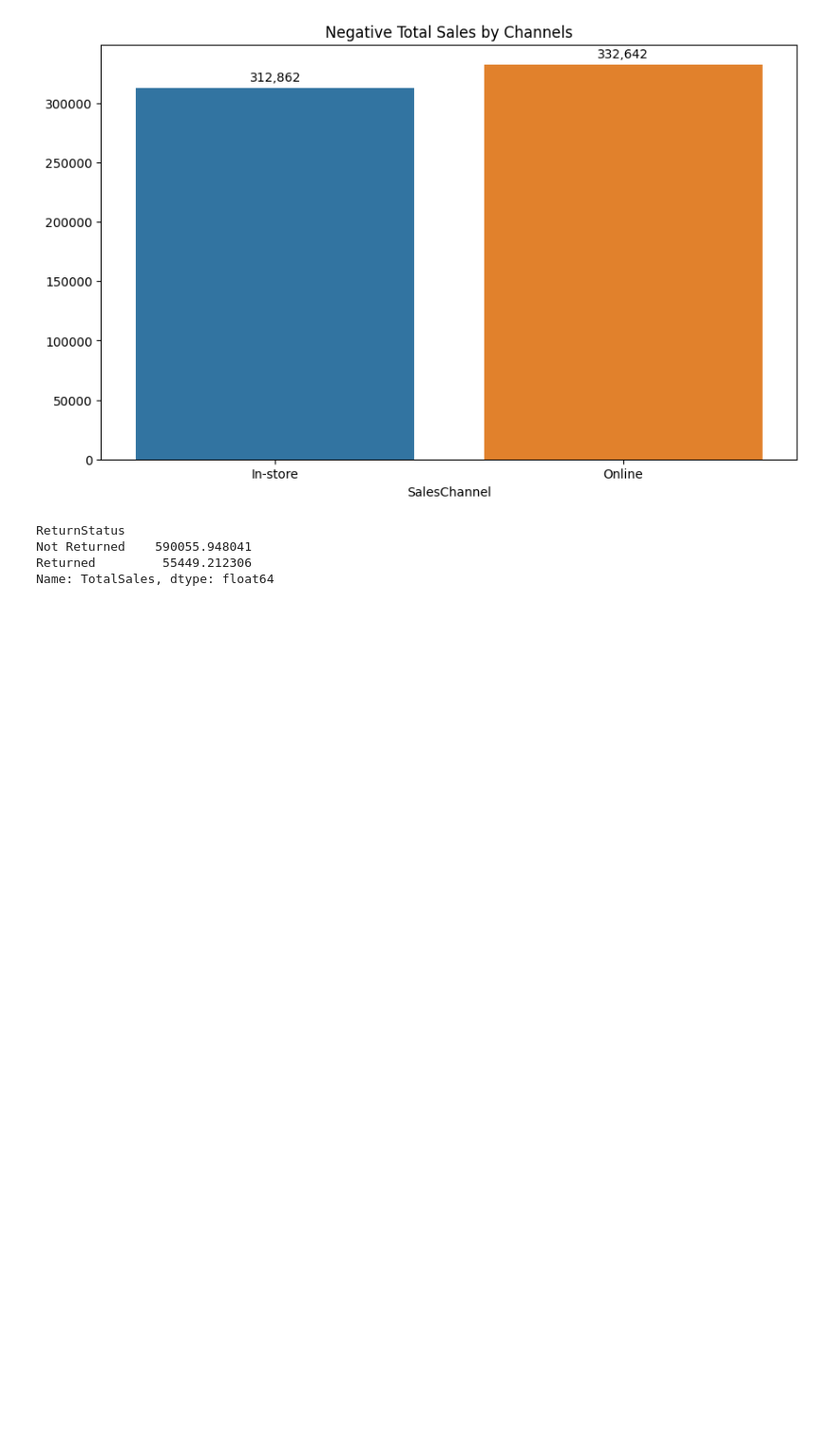
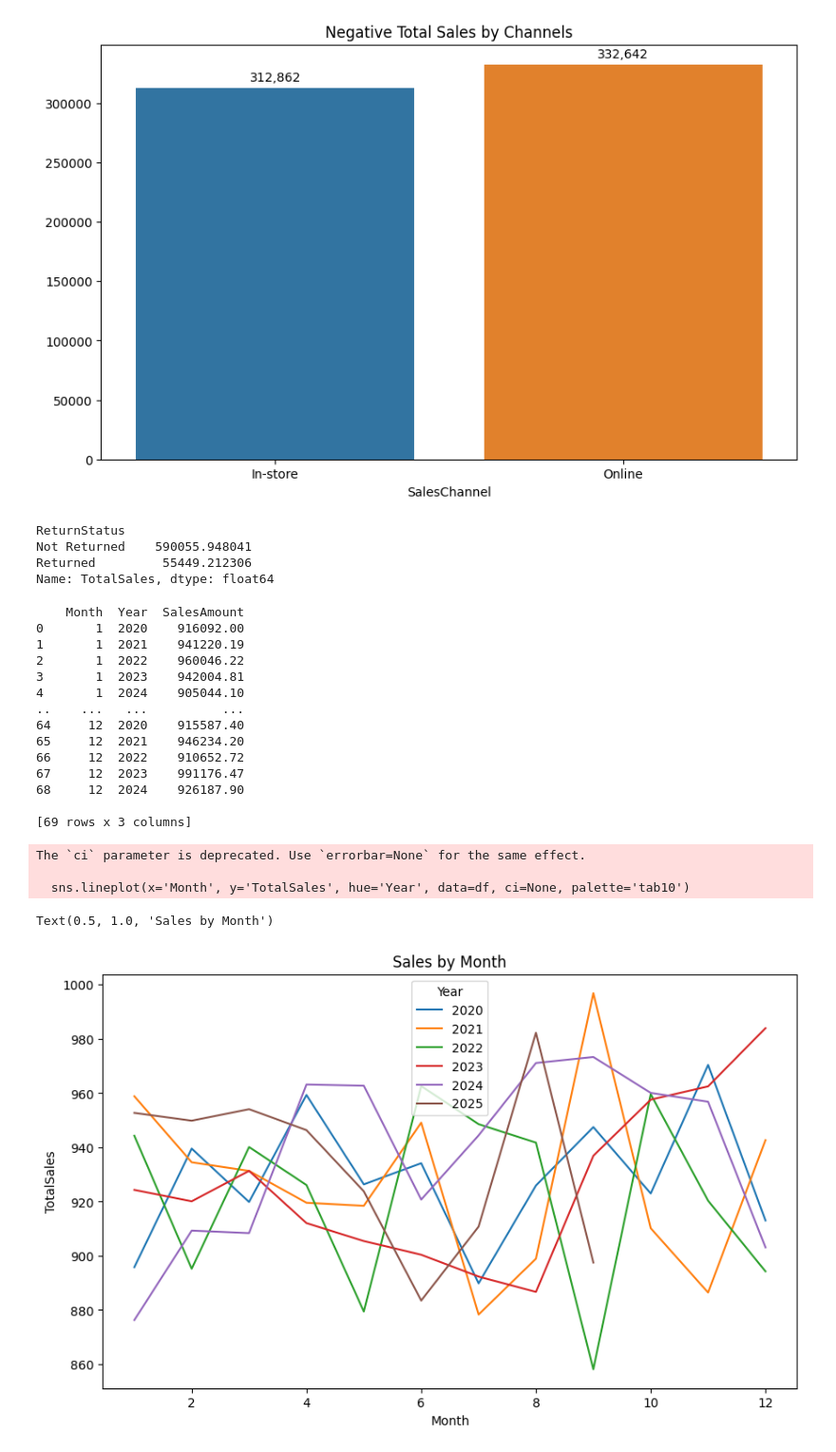
Before and after one commit to ddatnguyen97/Online-Sales_Analysis, a Jupyter notebook: Online Sales Analysis.ipynb, the cells around one changed output. Shown at 95% size. Saved outputs shown, nothing was run; the diff lists cells and outputs as text; code cells hidden in the pictures; blank space fills up the shorter version.

Commit message:
Add sales by Month and by Day charts

```diff
--- a/Online Sales Analysis.ipynb
+++ b/Online Sales Analysis.ipynb
@@ -565,3 +565,31 @@ ReturnStatus
 Not Returned    590055.948041
 Returned         55449.212306
 Name: TotalSales, dtype: float64
+# %%
+sales_by_month = df.groupby(['Month', 'Year'])['SalesAmount'].sum()
+sales_by_month = pd.DataFrame(sales_by_month).reset_index()
+print(sales_by_month)
+
+plt.figure(figsize=(10, 6))
+sns.lineplot(x='Month', y='TotalSales', hue='Year', data=df, ci=None, palette='tab10')
+plt.title('Sales by Month')
+# %% [output]
+    Month  Year  SalesAmount
+0       1  2020    916092.00
+1       1  2021    941220.19
+2       1  2022    960046.22
+3       1  2023    942004.81
+4       1  2024    905044.10
+..    ...   ...          ...
+64     12  2020    915587.40
+65     12  2021    946234.20
+66     12  2022    910652.72
+67     12  2023    991176.47
+68     12  2024    926187.90
+
+[69 rows x 3 columns]
+The `ci` parameter is deprecated. Use `errorbar=None` for the same effect.
+
+  sns.lineplot(x='Month', y='TotalSales', hue='Year', data=df, ci=None, palette='tab10')
+Text(0.5, 1.0, 'Sales by Month')
+[figure, added]
```
Also changed, not shown: parts of 1 cell of this notebook.
